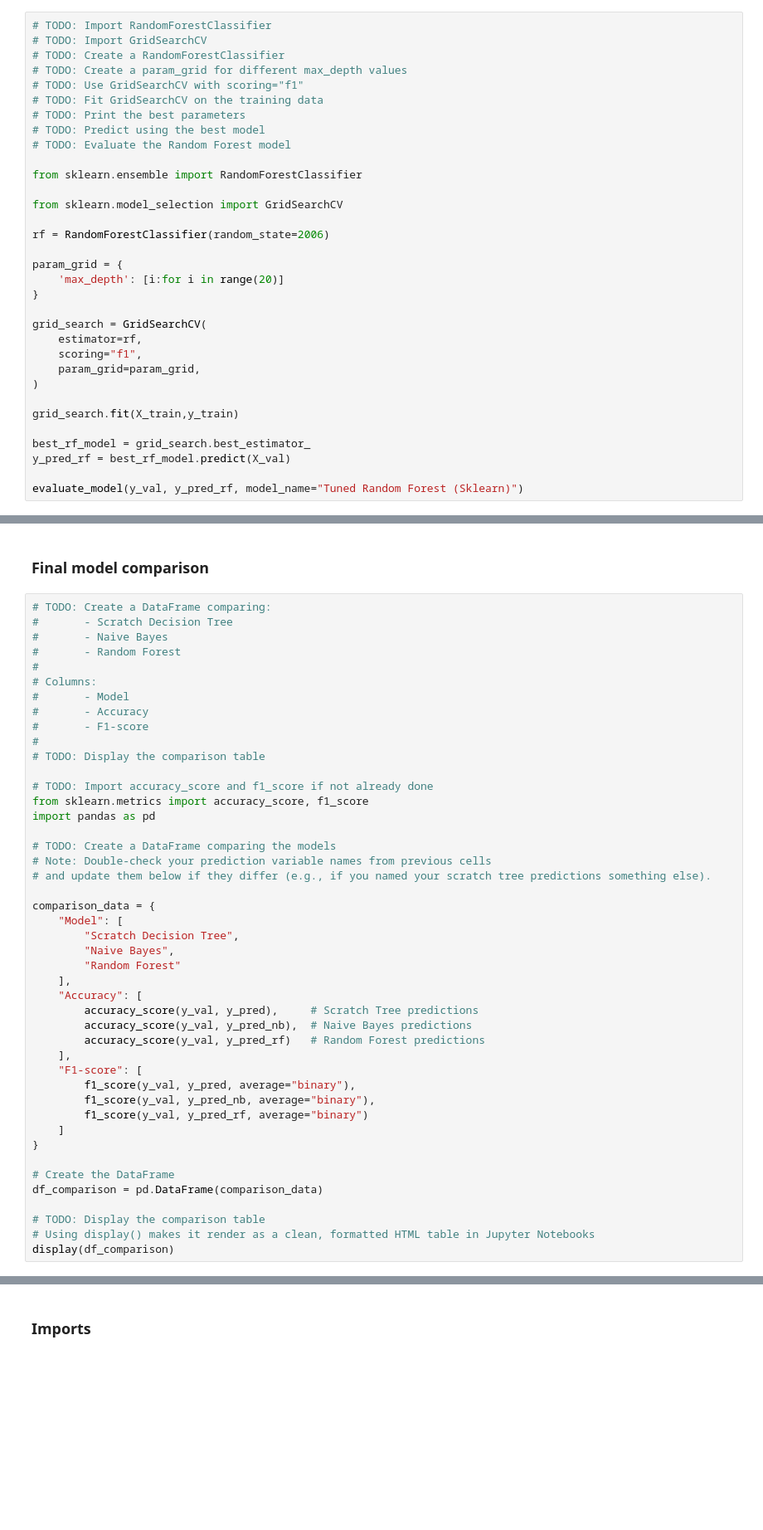
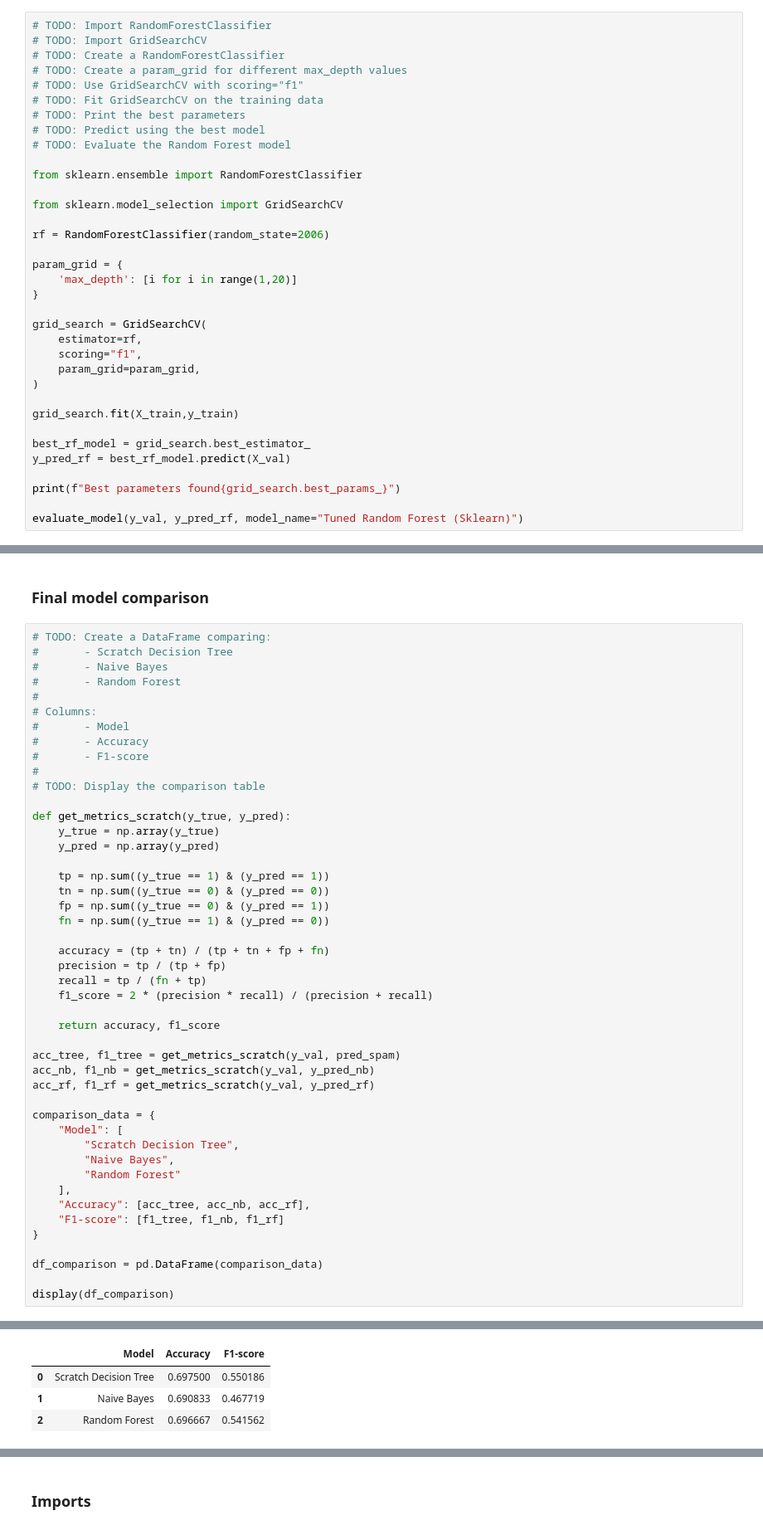
Before and after one commit to mhjavadi2006/AI_CA4, a Jupyter notebook: CA4_template.ipynb, the cells around one changed output, grey strips where cells are left out. Shown at 83% size. Cells and saved outputs as stored; diff of their text form; blank space fills up the shorter version.

```diff
--- a/CA4_template.ipynb
+++ b/CA4_template.ipynb
@@ -481,7 +481,7 @@ from sklearn.model_selection import GridSearchCV
 rf = RandomForestClassifier(random_state=2006)
 
 param_grid = {
-    'max_depth': [i:for i in range(20)]
+    'max_depth': [i for i in range(1,20)]
 }
 
 grid_search = GridSearchCV(
@@ -495,5 +495,7 @@ grid_search.fit(X_train,y_train)
 best_rf_model = grid_search.best_estimator_
 y_pred_rf = best_rf_model.predict(X_val)
 
+print(f"Best parameters found{grid_search.best_params_}")
+
 evaluate_model(y_val, y_pred_rf, model_name="Tuned Random Forest (Sklearn)")
 # %% [output]
@@ -520,13 +523,25 @@ Confusion Breakdown ====> TP: 357 | TN: 450 | FP: 138 | FN: 255
 #
 # TODO: Display the comparison table
 
-# TODO: Import accuracy_score and f1_score if not already done
-from sklearn.metrics import accuracy_score, f1_score
-import pandas as pd
+def get_metrics_scratch(y_true, y_pred):
+    y_true = np.array(y_true)
+    y_pred = np.array(y_pred)
 
-# TODO: Create a DataFrame comparing the models
-# Note: Double-check your prediction variable names from previous cells
-# and update them below if they differ (e.g., if you named your scratch tree predictions something else).
+    tp = np.sum((y_true == 1) & (y_pred == 1))
+    tn = np.sum((y_true == 0) & (y_pred == 0))
+    fp = np.sum((y_true == 0) & (y_pred == 1))
+    fn = np.sum((y_true == 1) & (y_pred == 0))
+
+    accuracy = (tp + tn) / (tp + tn + fp + fn)
+    precision = tp / (tp + fp)
+    recall = tp / (fn + tp)
+    f1_score = 2 * (precision * recall) / (precision + recall)
+
+    return accuracy, f1_score
+
+acc_tree, f1_tree = get_metrics_scratch(y_val, pred_spam)
+acc_nb, f1_nb = get_metrics_scratch(y_val, y_pred_nb)
+acc_rf, f1_rf = get_metrics_scratch(y_val, y_pred_rf)
 
 comparison_data = {
     "Model": [
@@ -534,22 +549,11 @@ comparison_data = {
         "Naive Bayes",
         "Random Forest"
     ],
-    "Accuracy": [
-        accuracy_score(y_val, y_pred),     # Scratch Tree predictions
-        accuracy_score(y_val, y_pred_nb),  # Naive Bayes predictions
-        accuracy_score(y_val, y_pred_rf)   # Random Forest predictions
-    ],
-    "F1-score": [
-        f1_score(y_val, y_pred, average="binary"),
-        f1_score(y_val, y_pred_nb, average="binary"),
-        f1_score(y_val, y_pred_rf, average="binary")
-    ]
+    "Accuracy": [acc_tree, acc_nb, acc_rf],
+    "F1-score": [f1_tree, f1_nb, f1_rf]
 }
 
-# Create the DataFrame
 df_comparison = pd.DataFrame(comparison_data)
 
-# TODO: Display the comparison table
-# Using display() makes it render as a clean, formatted HTML table in Jupyter Notebooks
 display(df_comparison)
 # %% [output]
@@ -557,3 +560,7 @@ NameError: name 'y_pred' is not defined
+|  | Model | Accuracy | F1-score |
+| 0 | Scratch Decision Tree | 0.697500 | 0.550186 |
+| 1 | Naive Bayes | 0.690833 | 0.467719 |
+| 2 | Random Forest | 0.696667 | 0.541562 |
 # %% [markdown]
 <div style="
   background: linear-gradient(135deg, #9668b1, #8fb5d7, #78b9f6);
```
Also changed, not shown: parts of 7 cells of this notebook.
